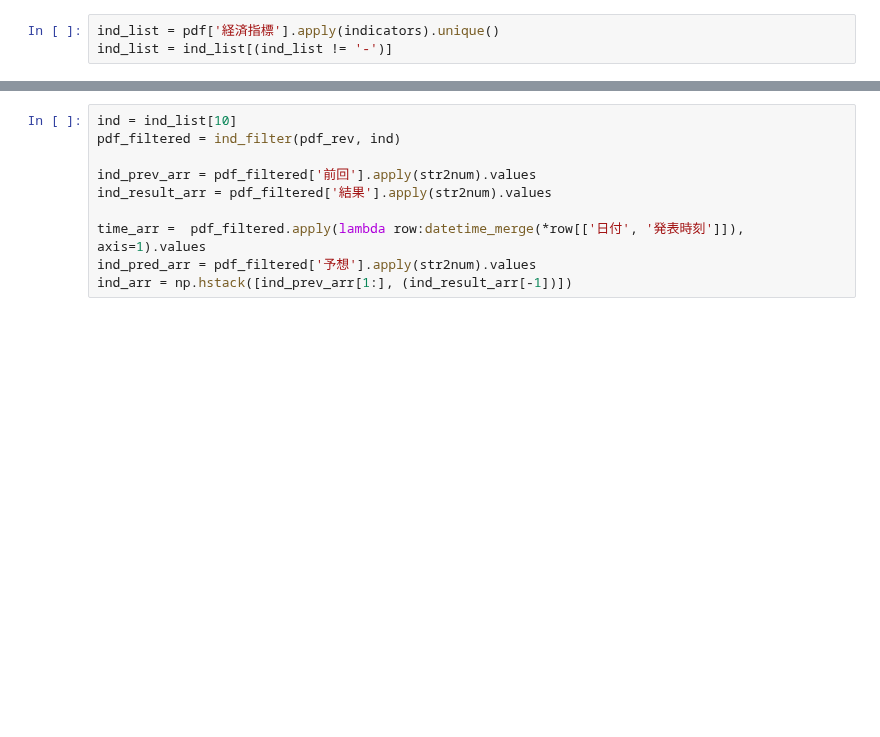
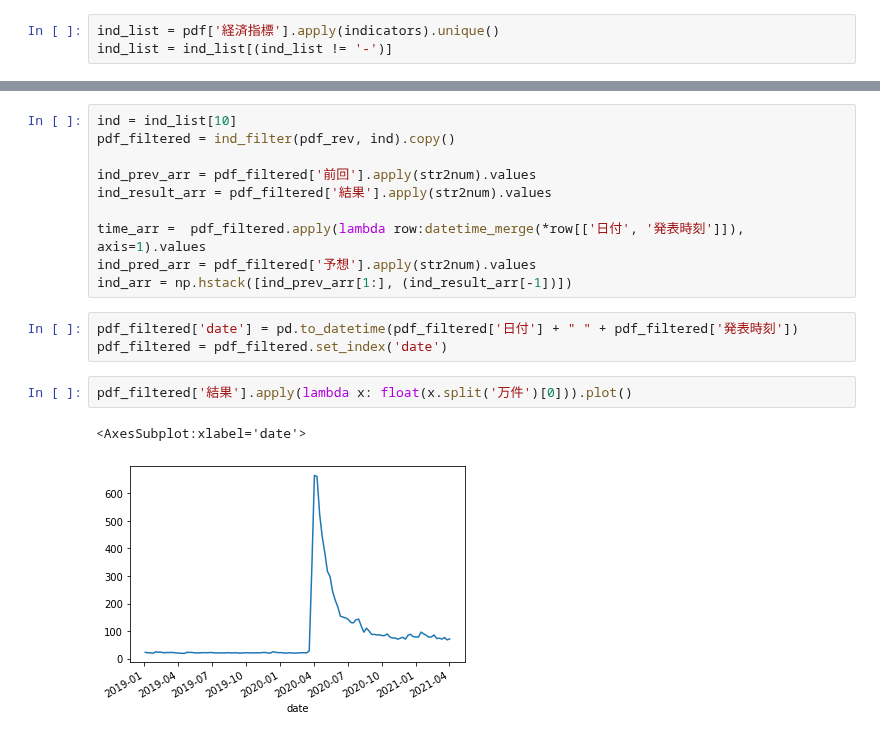
Before and after one commit to Rio114/practice, a Jupyter notebook: trade/fx/notebooks/economic_figures.ipynb, the cells around one changed output, grey strips where cells are left out. Drawn from its saved outputs; the diff is of its cells as text; blank space fills up the shorter version.

```diff
--- a/trade/fx/notebooks/economic_figures.ipynb
+++ b/trade/fx/notebooks/economic_figures.ipynb
@@ -127,6 +153,6 @@ ind_list = ind_list[(ind_list != '-')]
 # %%
 ind = ind_list[10]
-pdf_filtered = ind_filter(pdf_rev, ind)
+pdf_filtered = ind_filter(pdf_rev, ind).copy()
 
 ind_prev_arr = pdf_filtered['前回'].apply(str2num).values
 ind_result_arr = pdf_filtered['結果'].apply(str2num).values
@@ -134,5 +160,13 @@ ind_result_arr = pdf_filtered['結果'].apply(str2num).values
 time_arr =  pdf_filtered.apply(lambda row:datetime_merge(*row[['日付', '発表時刻']]), axis=1).values
 ind_pred_arr = pdf_filtered['予想'].apply(str2num).values
 ind_arr = np.hstack([ind_prev_arr[1:], (ind_result_arr[-1])])
+# %%
+pdf_filtered['date'] = pd.to_datetime(pdf_filtered['日付'] + " " + pdf_filtered['発表時刻'])
+pdf_filtered = pdf_filtered.set_index('date')
+# %%
+pdf_filtered['結果'].apply(lambda x: float(x.split('万件')[0])).plot()
+# %% [output]
+<AxesSubplot:xlabel='date'>
+[figure, added]
 # %%
 pdf_filtered
```
Also changed, not shown: parts of 11 cells of this notebook, 2 other files.
